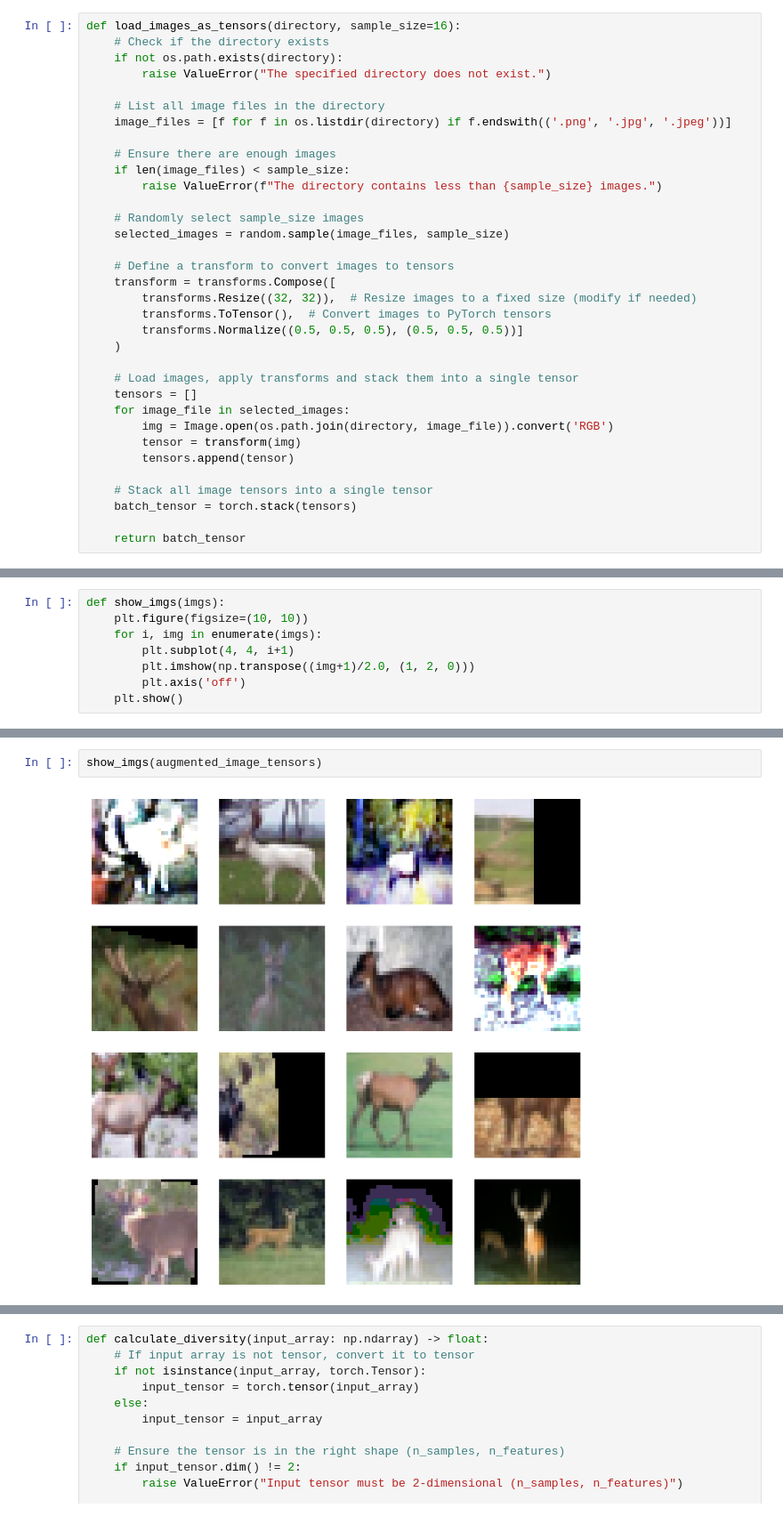
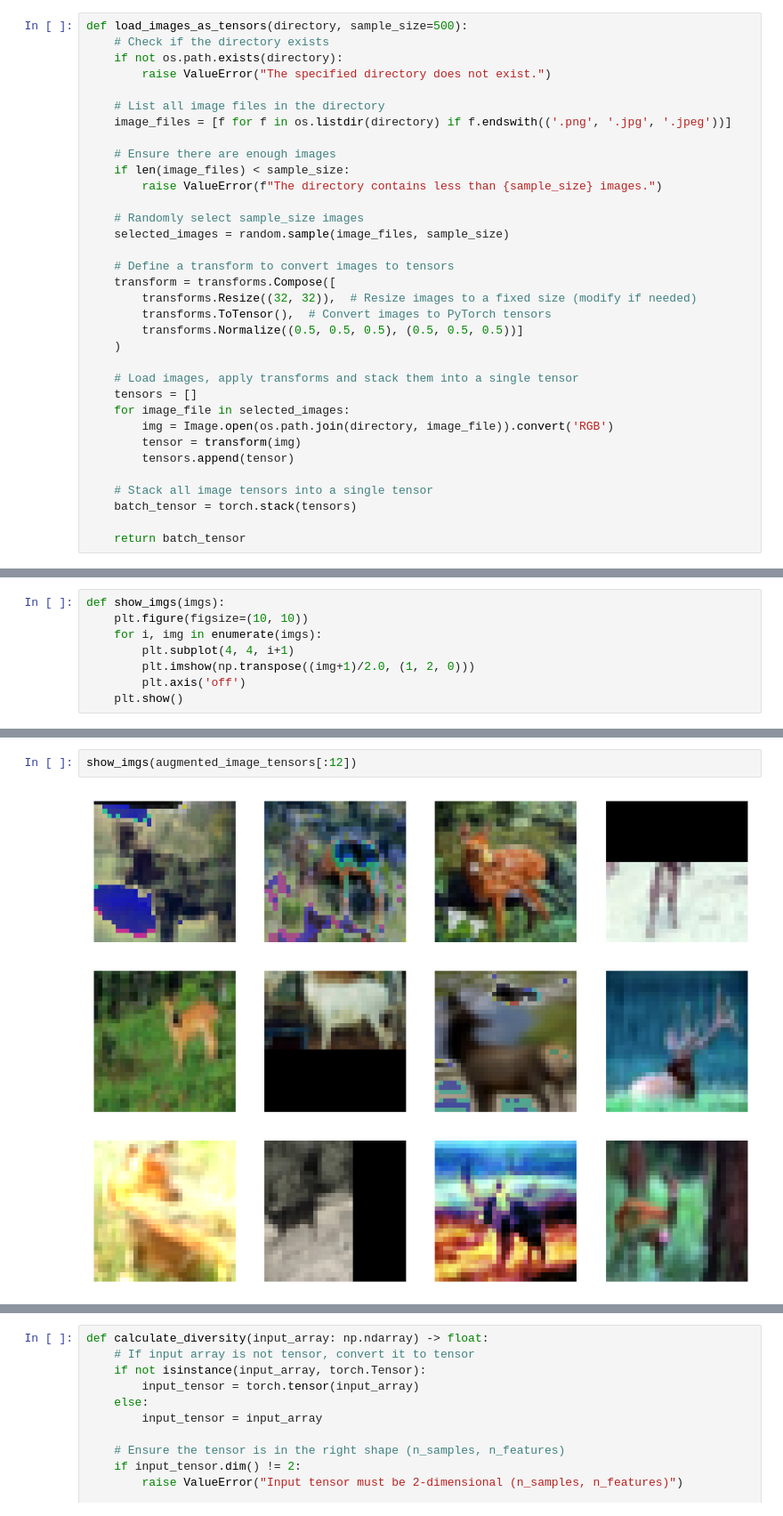
Before and after one commit to zseda/From-Duplication-to-Diversification-GANs, a Jupyter notebook: metric_notebook.ipynb, the cells around one changed output, grey strips where cells are left out. Shown at 89% size. Saved outputs shown, nothing was run; the diff lists cells and outputs as text.

```diff
--- a/metric_notebook.ipynb
+++ b/metric_notebook.ipynb
@@ -17,7 +17,7 @@ directory_augmented = "CIFAR10_class4_augmented"
 directory_vanilla_gan = "CIFAR10_class4_vanilla_gan_generated"
 directory_custom_gan = "CIFAR10_class4_customgan_generated"
 # %%
-def load_images_as_tensors(directory, sample_size=16):
+def load_images_as_tensors(directory, sample_size=500):
     # Check if the directory exists
     if not os.path.exists(directory):
         raise ValueError("The specified directory does not exist.")
@@ -83,5 +86,5 @@ show_imgs(real_image_tensors)
 # %%
-show_imgs(augmented_image_tensors)
+show_imgs(augmented_image_tensors[:12])
 # %% [output]
-[figure, old version]
+[figure, new version]
 # %%
```
Also changed, not shown: parts of 17 cells of this notebook.
